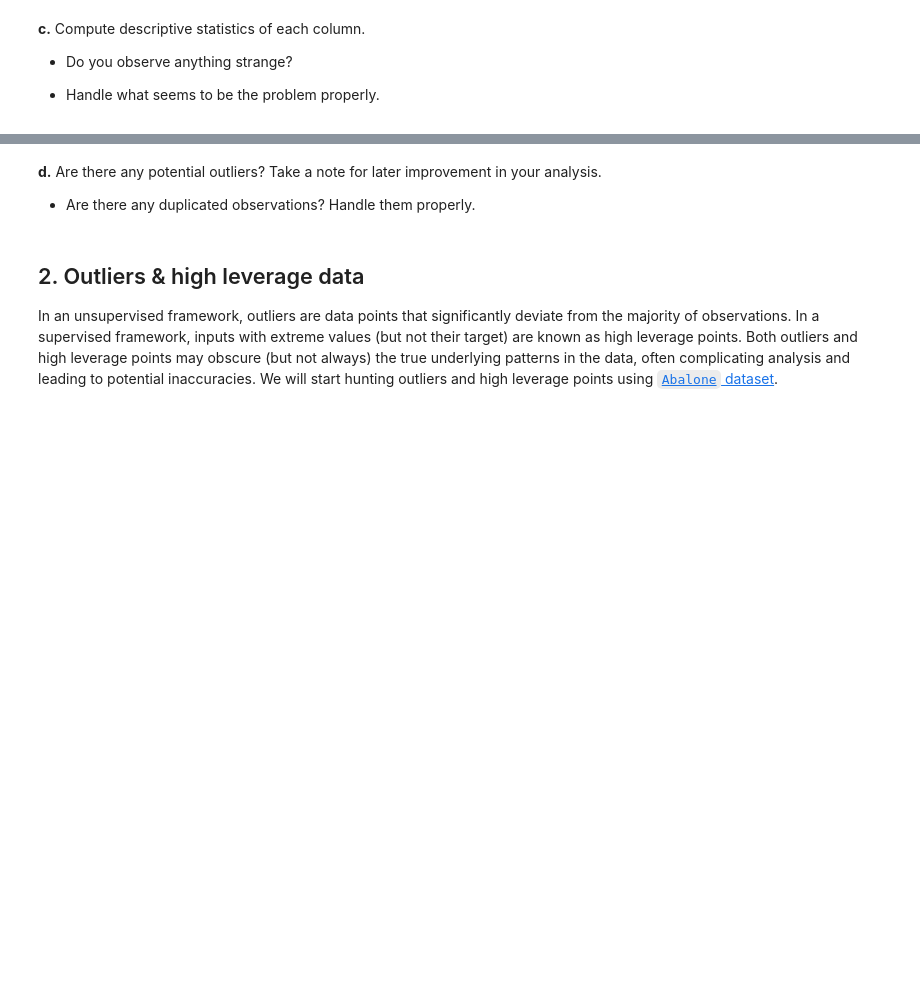
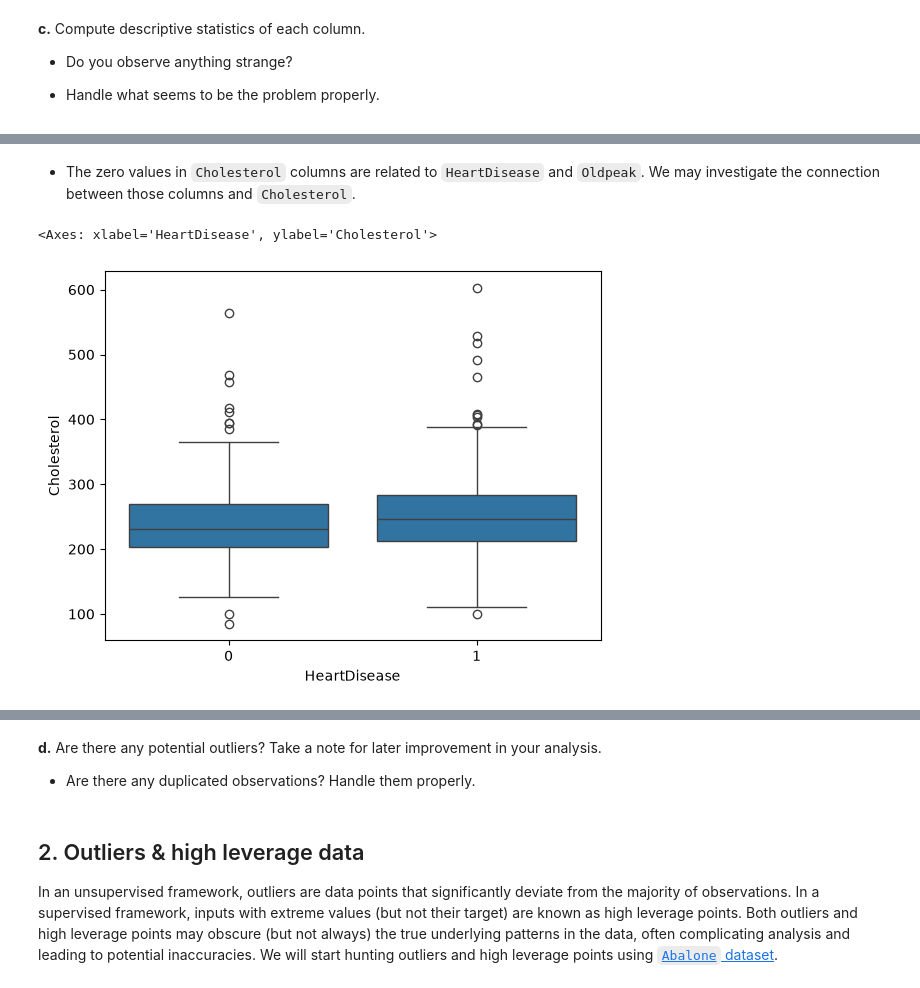
Before and after one commit to hassothea/I5_EDA_ITC, a Jupyter notebook: TPs/TP3_Data_Preprocessing.ipynb, the cells around one changed output, grey strips where cells are left out. Cells and saved outputs as stored; diff of their text form; code cells hidden in the pictures; blank space fills up the shorter version.

```diff
--- a/TPs/TP3_Data_Preprocessing.ipynb
+++ b/TPs/TP3_Data_Preprocessing.ipynb
@@ -52,0 +207,12 @@ data.head()
+# %% [markdown]
+- The zero values in `Cholesterol` columns are related to `HeartDisease` and `Oldpeak`. We may investigate the connection between those columns and `Cholesterol`.
+# %%
+# Relation between Cholesterol and HeartDisease.
+data_no_zero = data.query("Cholesterol > 0")
+sns.boxplot(
+    data_no_zero,
+    x = 'HeartDisease',
+    y = "Cholesterol")
+# %% [output]
+<Axes: xlabel='HeartDisease', ylabel='Cholesterol'>
+[figure, added]
```
Also changed, not shown: parts of 22 cells of this notebook, 19 other files.
